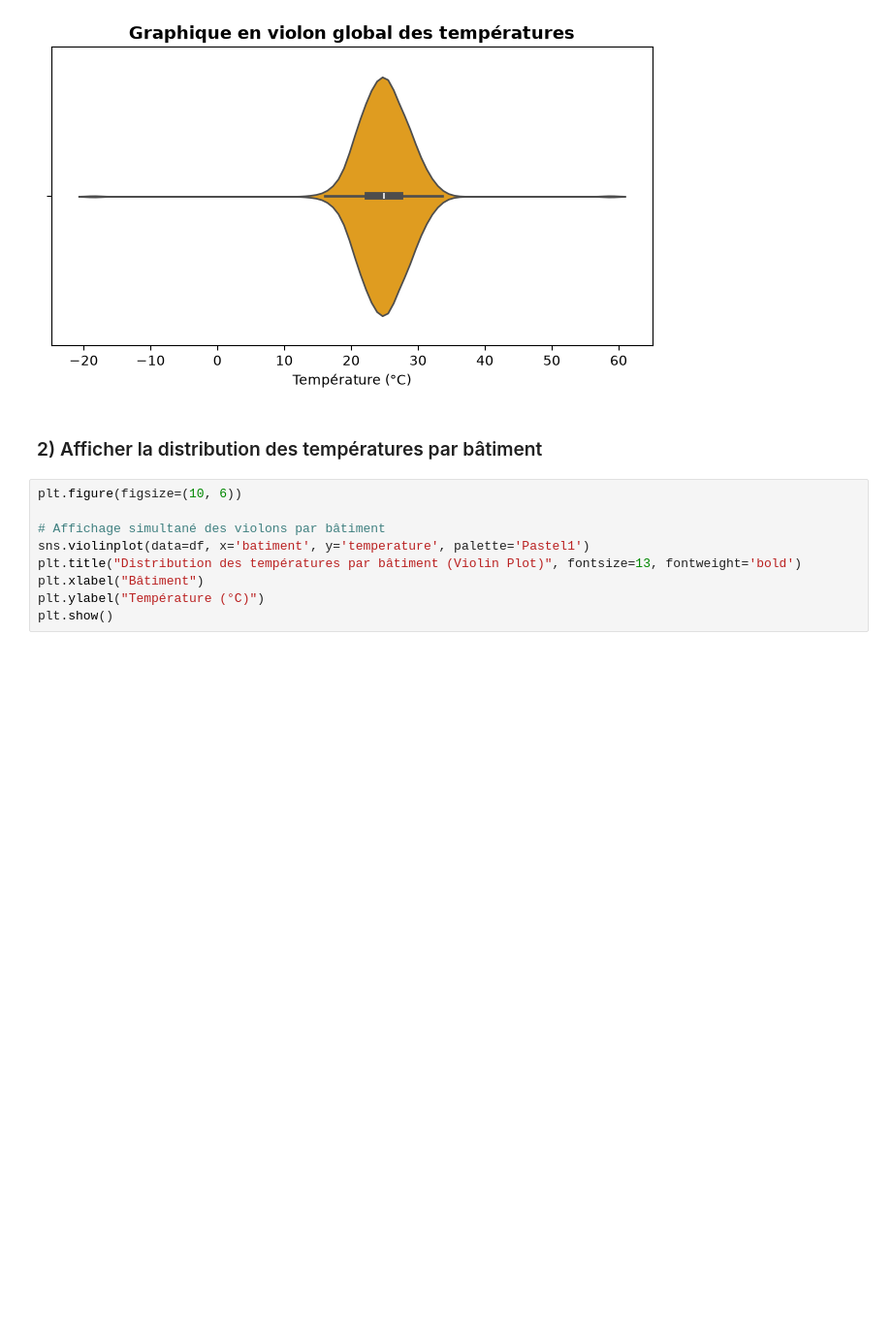
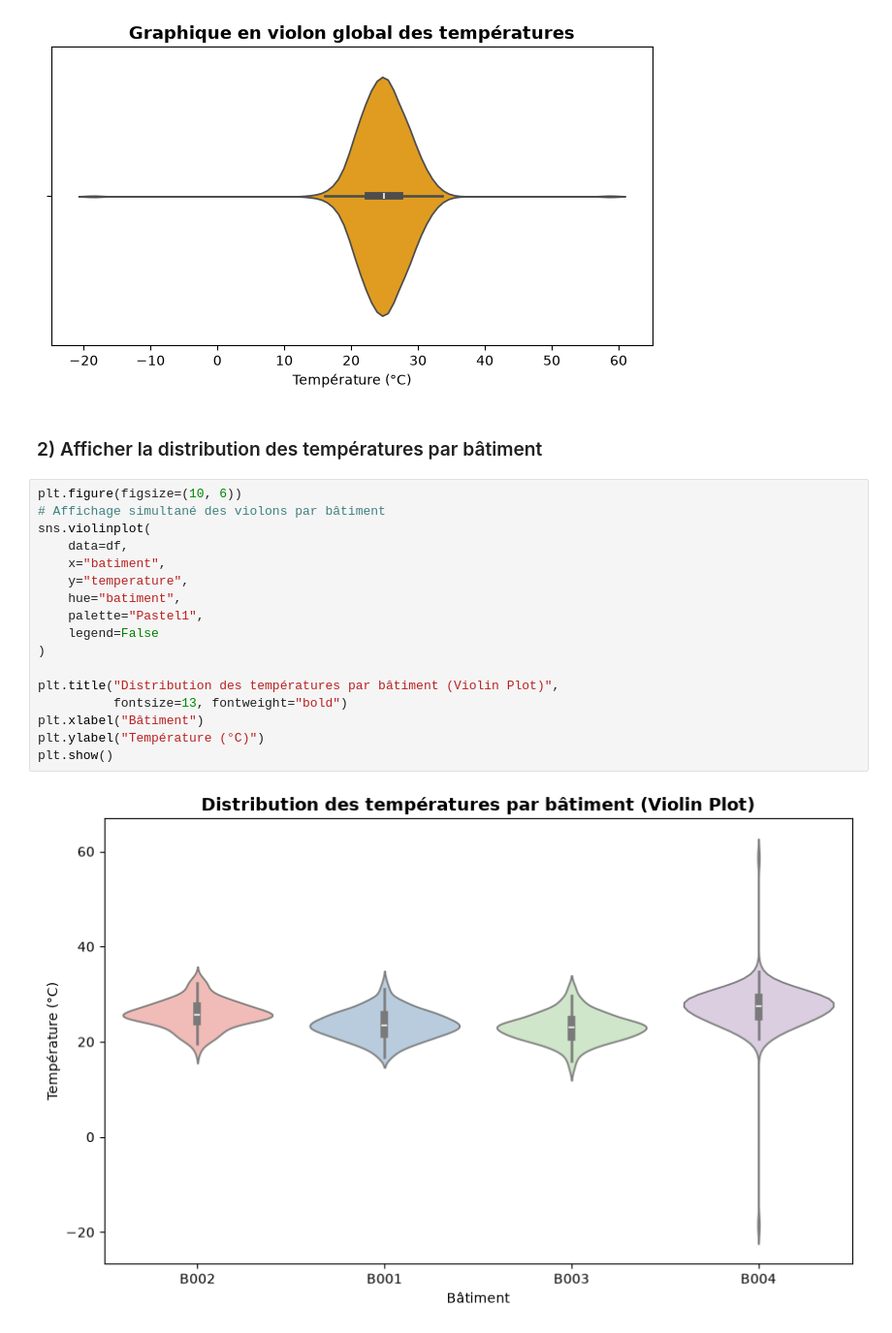
Before and after one commit to DIOPBARHAM/atelier_seaborn_iot, a Jupyter notebook: notebooks/atelier_seaborn_iot.ipynb, the cells around one changed output. Shown at 97% size. Saved outputs shown, nothing was run; the diff lists cells and outputs as text; blank space fills up the shorter version.

```diff
--- a/notebooks/atelier_seaborn_iot.ipynb
+++ b/notebooks/atelier_seaborn_iot.ipynb
@@ -216,10 +216,20 @@ plt.show()
 ### 2) Afficher la distribution des températures par bâtiment
 # %%
 plt.figure(figsize=(10, 6))
+# Affichage simultané des violons par bâtiment
+sns.violinplot(
+    data=df,
+    x="batiment",
+    y="temperature",
+    hue="batiment",
+    palette="Pastel1",
+    legend=False
+)
 
-# Affichage simultané des violons par bâtiment
-sns.violinplot(data=df, x='batiment', y='temperature', palette='Pastel1')
-plt.title("Distribution des températures par bâtiment (Violin Plot)", fontsize=13, fontweight='bold')
+plt.title("Distribution des températures par bâtiment (Violin Plot)",
+          fontsize=13, fontweight="bold")
 plt.xlabel("Bâtiment")
 plt.ylabel("Température (°C)")
 plt.show()
+# %% [output]
+[figure, added]
```
Also changed, not shown: parts of 1 cell of this notebook.
